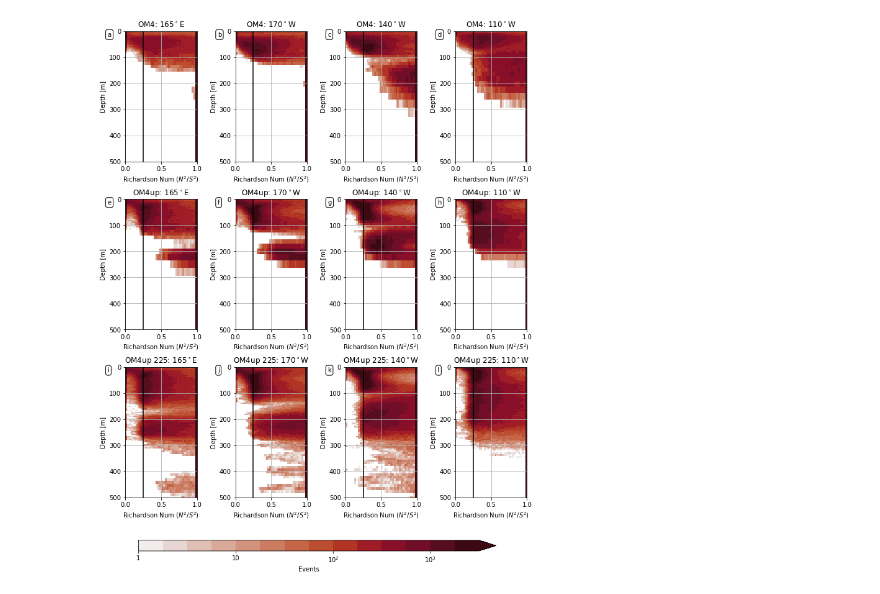
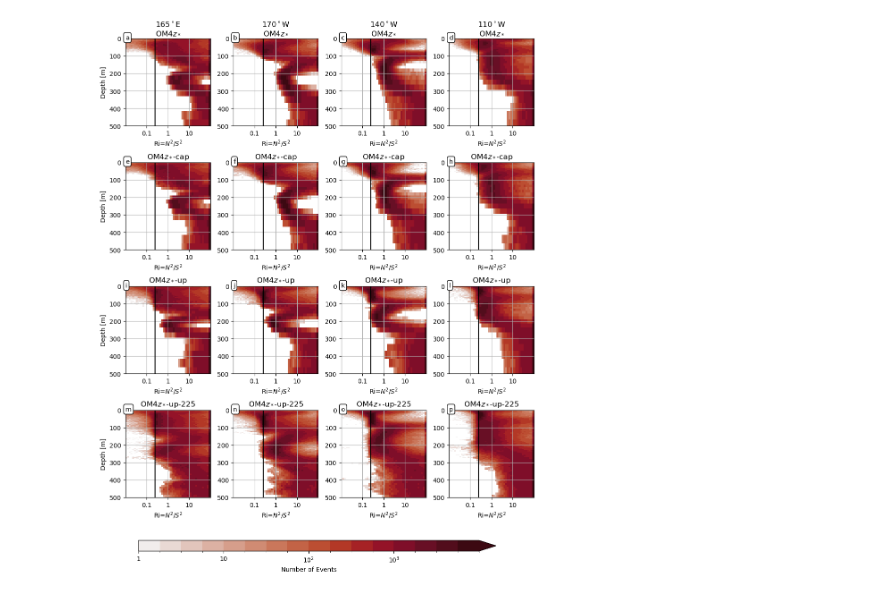
Before and after one commit to breichl/EqPac_Paper, a Jupyter notebook: Notebooks/Richardson_Number_Occurences.ipynb, the cells around one changed output. Saved outputs shown, nothing was run; the diff lists cells and outputs as text; code cells hidden in the pictures.

Commit message:
Update Richardson_Number_Occurences.ipynb for the revision

```diff
--- a/Notebooks/Richardson_Number_Occurences.ipynb
+++ b/Notebooks/Richardson_Number_Occurences.ipynb
@@ -15,13 +36,23 @@ Model = xr.open_dataset('../Data/MOM6Buoy_Outputs.nc')
 # %%
-fig,AX=plt.subplots(3,4,figsize=(10,12))
+fig,AX=plt.subplots(4,4,figsize=(10,12))
 cmap=cmocean.cm.amp
-levels=np.linspace(0,3.5,15)
-stnd_bins = np.linspace(0,1,41)
+levels=np.linspace(0,4,17)
+
+stnd_bins = np.linspace(-2,2,51)
+stnd_bins = 10**stnd_bins
 
 for i,Lon in enumerate(['165e','170w','140w','110w']):
     Lat='0n'
 
-    for ip,LBL in enumerate(['OM4','OM4up','OM4up 225']):
+    for ip,LBL in enumerate(['OM4','OM4-ePBLcap','OM4up','OM4up 225']):
+        if LBL=='OM4':
+            TTL='OM4$z_*$'
+        elif LBL=='OM4-ePBLcap':
+            TTL='OM4$z_*$-cap'
+        elif LBL=='OM4up':
+            TTL='OM4$z_*$-up'
+        elif LBL=='OM4up 225':
+            TTL='OM4$z_*$-up-225'
 
         Um=Model['U_'+LBL+'_'+Lon]
         Sx=Model['Sx_'+LBL+'_'+Lon]
@@ -31,41 +62,46 @@ for i,Lon in enumerate(['165e','170w','140w','110w']):
 
         A = np.zeros([Zm.size,len(stnd_bins)-1])
         for zi in range(Zm.size):
-            u=np.minimum(1,np.maximum(N2[:,zi],1.e-10)/np.maximum(Sx[:,zi],1.e-16))
-            A[zi,:] = np.histogram(u,stnd_bins)[0]
+            u=np.minimum(100,np.maximum(N2[:,zi],1.e-10)/np.maximum(Sx[:,zi],1.e-16))
+            A[zi,:] = np.histogram((u),stnd_bins)[0]
         DENm = (np.cumsum(A,axis=1).T/np.sum(A,axis=1)).T
         Zm = Zm.values
 
         X = 0.5*(stnd_bins[1:]+stnd_bins[:-1])
 
         ax=AX.ravel()[i+ip*4]
 
 
-        c=ax.pcolormesh((X),Zm,np.log10(A),
+        c=ax.pcolormesh(np.log10(X),Zm,np.log10(A),
                       cmap=cmap,
                       norm = mpl.colors.BoundaryNorm(levels, ncolors=cmap.N, clip=False)
                        )
         ax.set_ylim(500,0)
         ax.grid(True)
-        ax.set_ylabel('Depth [m]')
+        if i==0:
+            ax.set_ylabel('Depth [m]')
         #axt.set_xticklabels('')
-        ax.set_xlabel('Richardson Num ($N^2/S^2$)')
-        ax.axvline(x=0.25,color='k')
-        ax.set_title(LBL+': '+Lon[:-1]+'$^\circ$'+Lon[-1].upper())
+        ax.set_xlabel('Ri=$N^2/S^2$')
+        ax.axvline(x=np.log10(0.25),color='k')
+        if ip==0:
+            ax.set_title(Lon[:-1]+r'$^\circ$'+Lon[-1].upper()+'\n'+TTL)
+        else:
+            ax.set_title(TTL)
+        ax.set(xticks=[-1,0,1],xticklabels=['0.1','1','10'])
 
 
 fig.tight_layout()
 fig.subplots_adjust(bottom=0.1)
 axcb=fig.add_axes([0.1,0.00,0.8,0.02])
 cb=plt.colorbar(c,cax=axcb,orientation='horizontal',extend='max')
 cb.set_ticks([0,1,2,3])
 cb.set_ticklabels(['1','10','10$^2$','10$^3$',])
-cb.set_label('Events')
+cb.set_label('Number of Events')
 
-for AXi in range(0,12):
+for AXi in range(0,16):
     txt='abcdefghijklmnopqrstuvwyxz'[AXi]
-    AX.ravel()[AXi].text(-0.25,20,txt,bbox=dict(boxstyle='round', facecolor='white'))
+    AX.ravel()[AXi].text(-2,5,txt,bbox=dict(boxstyle='round', facecolor='white'))
 
 fig.savefig('../Fig/RichardsonNumber_Occurences.png',dpi=200,bbox_inches = "tight")
 # %% [output]
-[figure, old version]
+[figure, new version]
```
Also changed, not shown: parts of 2 cells of this notebook.
